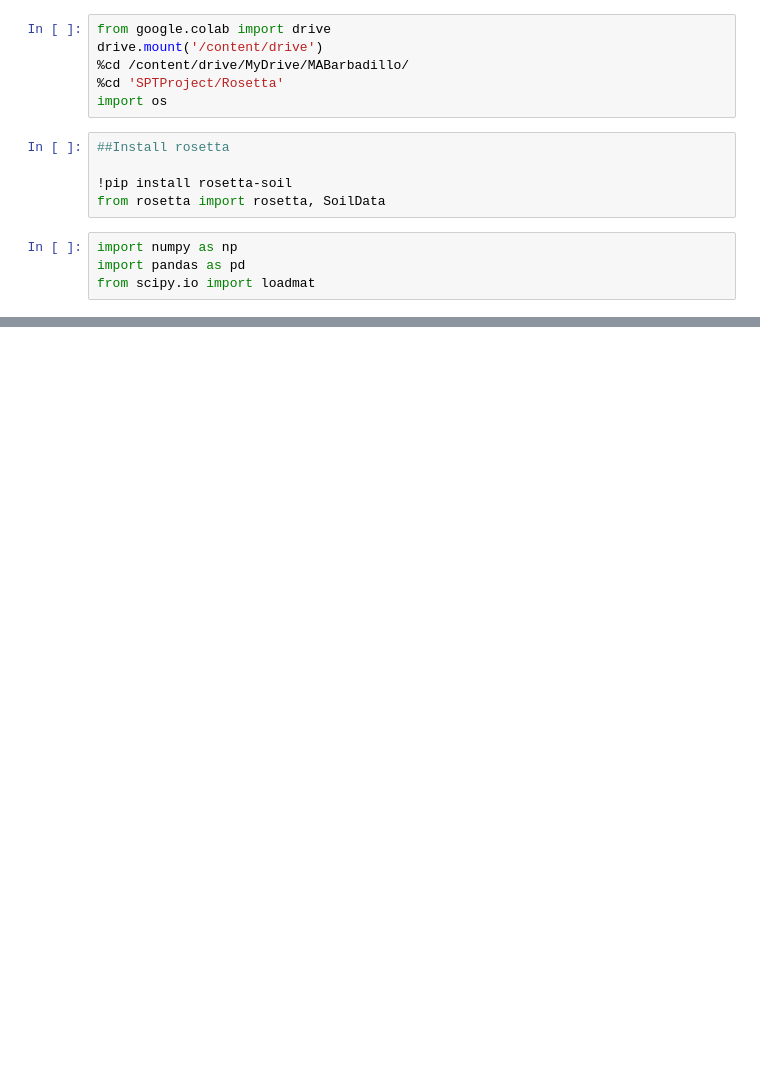
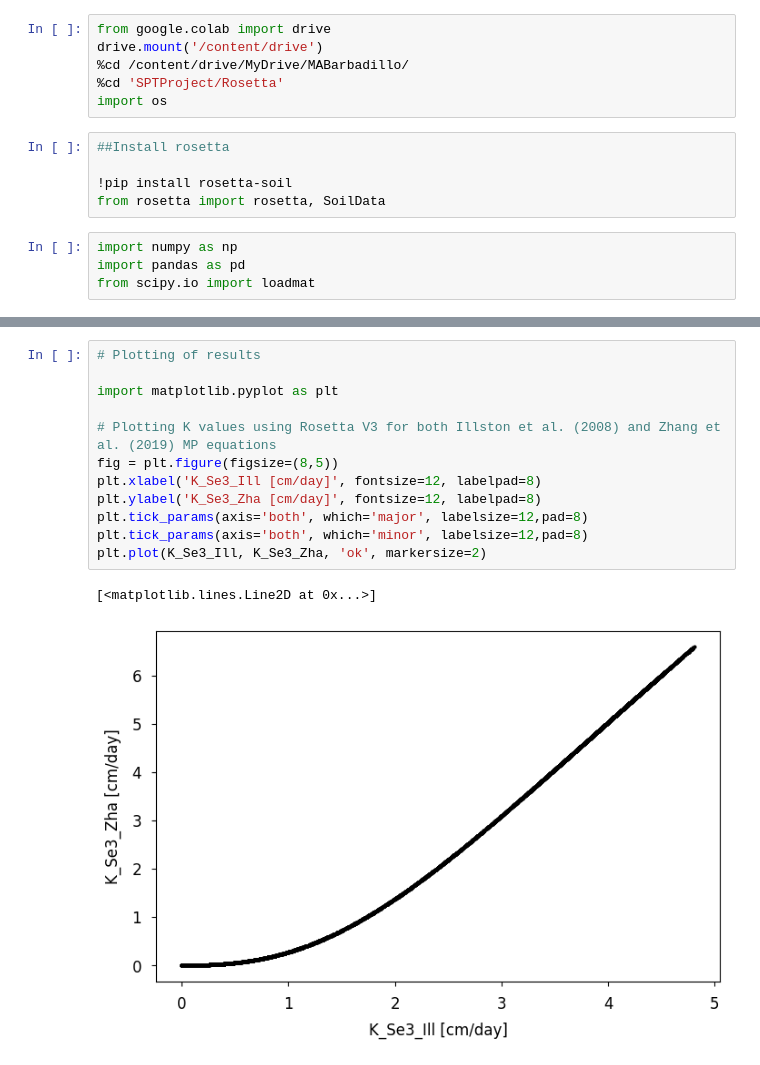
Before and after one commit to MarkBarbadillo/Rosetta-Soilhydraulicconductivity, a Jupyter notebook: Rosetta/Mab_Spc_project.ipynb, the cells around one changed output, grey strips where cells are left out. Saved outputs shown, nothing was run; the diff lists cells and outputs as text; blank space fills up the shorter version.

```diff
--- a/Rosetta/Mab_Spc_project.ipynb
+++ b/Rosetta/Mab_Spc_project.ipynb
@@ -130,0 +143,15 @@ K_Se3_Ill: [nan, nan, nan, nan, nan, nan, nan, nan, nan, nan, nan, nan, nan, nan
+# %%
+# Plotting of results
+
+import matplotlib.pyplot as plt
+
+# Plotting K values using Rosetta V3 for both Illston et al. (2008) and Zhang et al. (2019) MP equations
+fig = plt.figure(figsize=(8,5))
+plt.xlabel('K_Se3_Ill [cm/day]', fontsize=12, labelpad=8)
+plt.ylabel('K_Se3_Zha [cm/day]', fontsize=12, labelpad=8)
+plt.tick_params(axis='both', which='major', labelsize=12,pad=8)
+plt.tick_params(axis='both', which='minor', labelsize=12,pad=8)
+plt.plot(K_Se3_Ill, K_Se3_Zha, 'ok', markersize=2)
+# %% [output]
+[<matplotlib.lines.Line2D at 0x...>]
+[figure, added]
```
Also changed, not shown: parts of 6 cells of this notebook.
